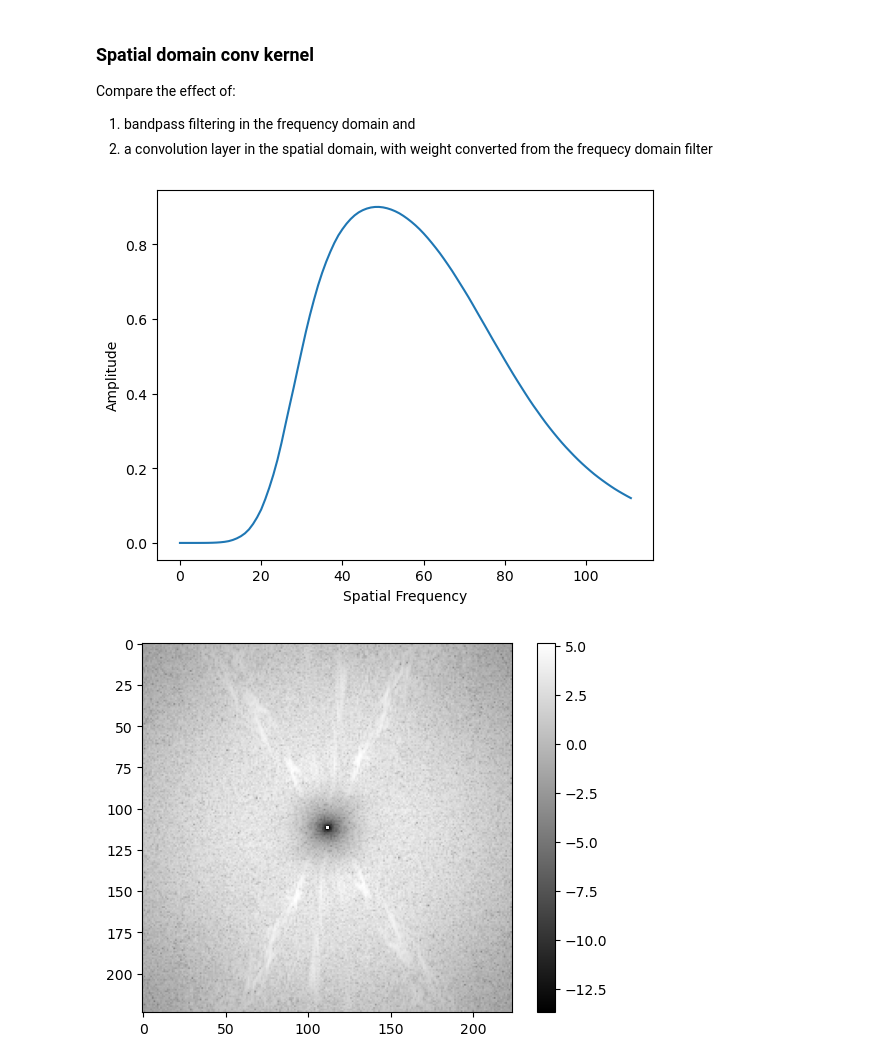
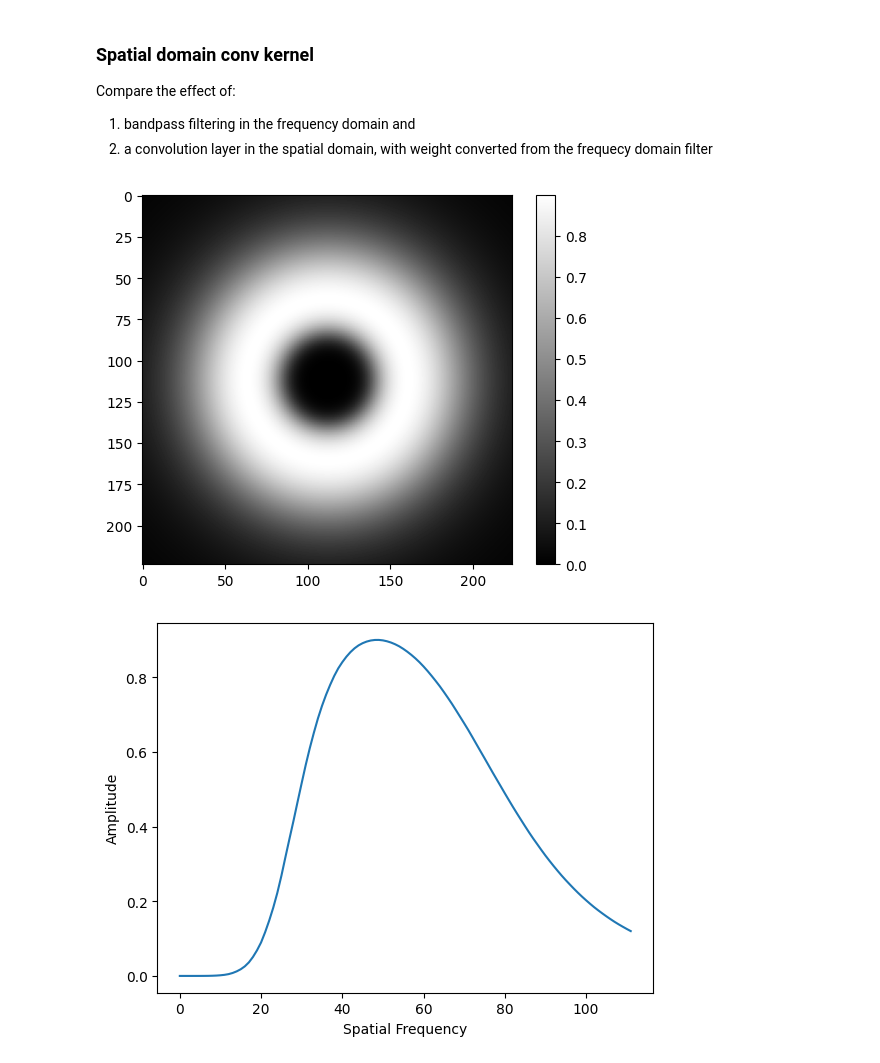
Before and after one commit to shaox192/human-vis-freq-align, a Jupyter notebook: filter_layer_demo.ipynb, the cells around one changed output. Cells and saved outputs as stored; diff of their text form; code cells hidden in the pictures.

```diff
--- a/filter_layer_demo.ipynb
+++ b/filter_layer_demo.ipynb
@@ -83,13 +76,13 @@ higher_cutoff /= 224.
 # %%
 freq_fil = filter.DoB_filter(toy_img.shape, lower_cutoff * 224., higher_cutoff * 224., 3, 3)
 # freq_fil = filter.butterworth_filter(toy_img.shape, lower_cutoff * 224., 3)
-
+plot_utils.plot_spectrum(freq_fil)
 plot_utils.plot_freq_amplitude(freq_fil)
 
 fil_img, filtered_spectrum_dob = filter.filter_image_infreq(toy_img, freq_fil)
 plot_utils.plot_spectrum(filtered_spectrum_dob)
 plot_utils.im_show(fil_img)
 plot_utils.plot_freq_amplitude(filter.get_image_freq(fil_img))
 # %% [output]
-[figure, old version]
+[figure, new version]
-[figure, old version]
+[figure, new version]
```
Also changed, not shown: parts of 5 cells of this notebook, 1 other file.
